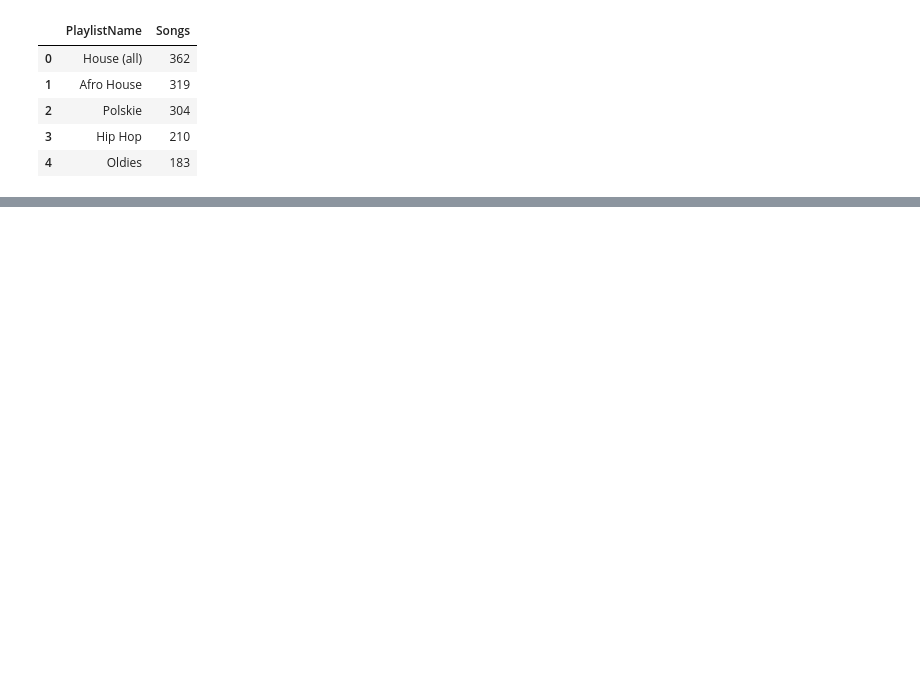
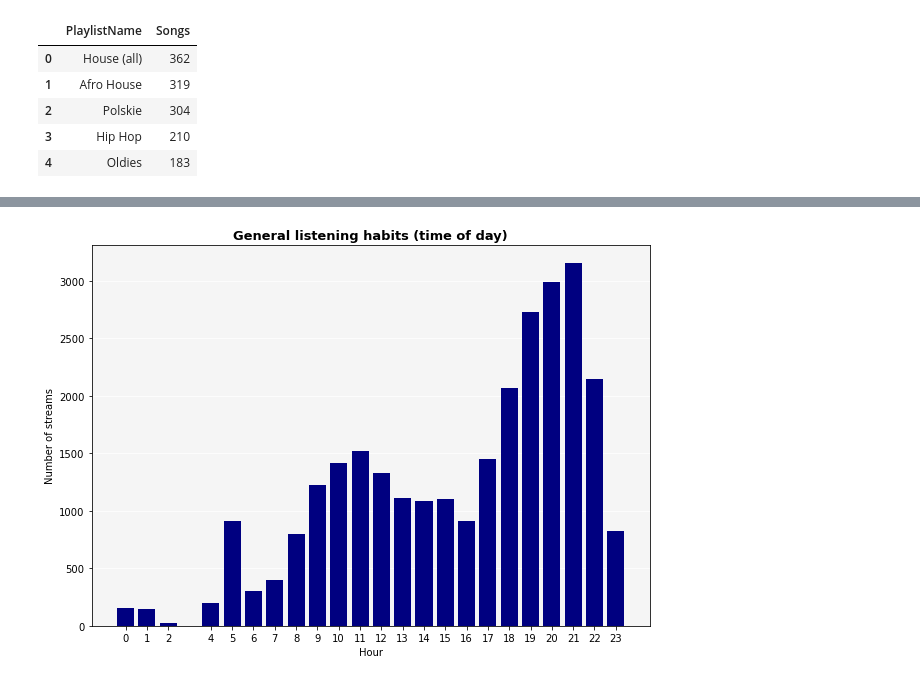
Before and after one commit to agnieszka-aga/SpotifyData_EDA_ML, a Jupyter notebook: MySpotifyData_DataAnalysis_EDA.ipynb, the cells around one changed output, grey strips where cells are left out. Drawn from its saved outputs; the diff is of its cells as text; code cells hidden in the pictures; blank space fills up the shorter version.

```diff
--- a/MySpotifyData_DataAnalysis_EDA.ipynb
+++ b/MySpotifyData_DataAnalysis_EDA.ipynb
@@ -78,0 +175,3 @@ memory usage: 656.1+ KB
+# %%
+Stream_2020["Weekday"] = Stream_2020["StreamTime"].dt.weekday
+Stream_2020.head()
@@ -78,0 +185,9 @@ memory usage: 656.1+ KB
+# %%
+Stream_2020["Weekday_day"] = Stream_2020["Weekday"].astype("category").cat.rename_categories({0: "Monday",
+            1: "Tuesday",
+            2: "Wednesday",
+            3: "Thursday",
+            4: "Friday",
+            5: "Saturday",
+            6: "Sunday"})
+Stream_2020.head()
@@ -78,0 +204,3 @@ memory usage: 656.1+ KB
+# %%
+Stream_2020["Month"] = Stream_2020["StreamTime"].dt.month_name()
+Stream_2020.head()
@@ -78,0 +214,16 @@ memory usage: 656.1+ KB
+# %%
+Hour = Stream_2020.groupby(["Hour"]).count() #.sort_values("Month", ascending=False)
+# %%
+fig, ax = plt.subplots(figsize=(10,7))
+
+ax.bar(Hour.index.values, Hour["Weekday"], color="navy", zorder=3)
+ax.set_title("General listening habits (time of day)", fontsize=13, fontweight="bold")
+ax.set_ylabel("Number of streams")
+ax.set_xlabel("Hour")
+ax.set_xticks(Hour.index.values)
+ax.set_facecolor("whitesmoke")
+ax.grid(color="white", axis="y", zorder=0)
+
+plt.show()
+# %% [output]
+[figure, added]
```
Also changed, not shown: parts of 34 cells of this notebook, 1 other file.
